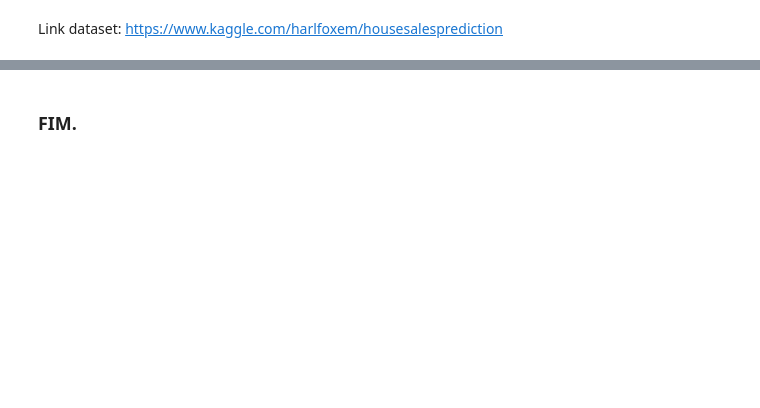
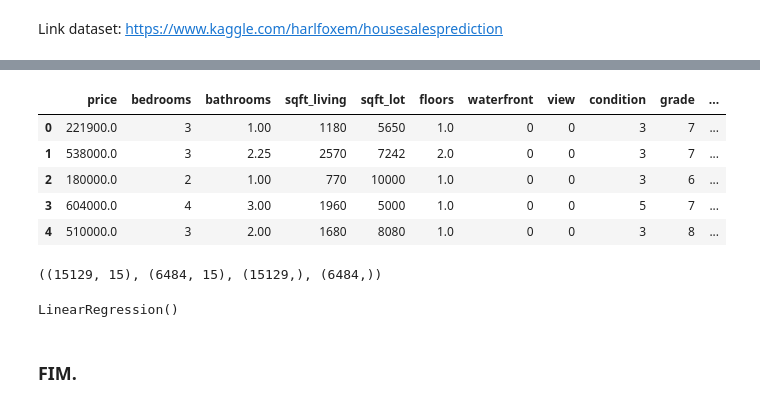
Before and after one commit to caiquemiranda/studies-machine-learning-python-II, a Jupyter notebook: modulo-01/01-regressão-linear.ipynb, the cells around one changed output, grey strips where cells are left out. Cells and saved outputs as stored; diff of their text form; code cells hidden in the pictures; blank space fills up the shorter version.

```diff
--- a/modulo-01/01-regressão-linear.ipynb
+++ b/modulo-01/01-regressão-linear.ipynb
@@ -92,0 +128,27 @@ Link dataset: https://www.kaggle.com/harlfoxem/housesalesprediction
+# %%
+# retirando colunas irrelevantes
+houses.drop('id',              # nome coluna
+            axis= 1,           # eixo
+            inplace= True)     # retirar completamente dos dados
+houses.drop('date',
+            axis= 1,
+            inplace= True)
+houses.drop('zipcode',
+            axis= 1,
+            inplace= True)
+houses.drop('lat',
+            axis= 1,
+            inplace= True)
+houses.drop('long',
+            axis= 1,
+            inplace= True)
+# %%
+# visualização após modificações
+houses.head()
+# %% [output]
+|  | price | bedrooms | bathrooms | sqft_living | sqft_lot | floors | waterfront | view | condition | grade | ... |
+| 0 | 221900.0 | 3 | 1.00 | 1180 | 5650 | 1.0 | 0 | 0 | 3 | 7 | ... |
+| 1 | 538000.0 | 3 | 2.25 | 2570 | 7242 | 2.0 | 0 | 0 | 3 | 7 | ... |
+| 2 | 180000.0 | 2 | 1.00 | 770 | 10000 | 1.0 | 0 | 0 | 3 | 6 | ... |
+| 3 | 604000.0 | 4 | 3.00 | 1960 | 5000 | 1.0 | 0 | 0 | 5 | 7 | ... |
+| 4 | 510000.0 | 3 | 2.00 | 1680 | 8080 | 1.0 | 0 | 0 | 3 | 8 | ... |
@@ -93,2 +162,15 @@ Link dataset: https://www.kaggle.com/harlfoxem/housesalesprediction
+# %%
+# visualização dos tamanhos após a separação
+x_treino.shape, x_teste.shape, y_treino.shape, y_teste.shape
+# %% [output]
+((15129, 15), (6484, 15), (15129,), (6484,))
+# %%
+# criando o modelo
+model_linear_regression = LinearRegression()
+
+# treinando o modelo
+model_linear_regression.fit(x_treino, y_treino)
+# %% [output]
+LinearRegression()
 # %% [markdown]
 ### FIM.
```
Also changed, not shown: parts of 12 cells of this notebook.
